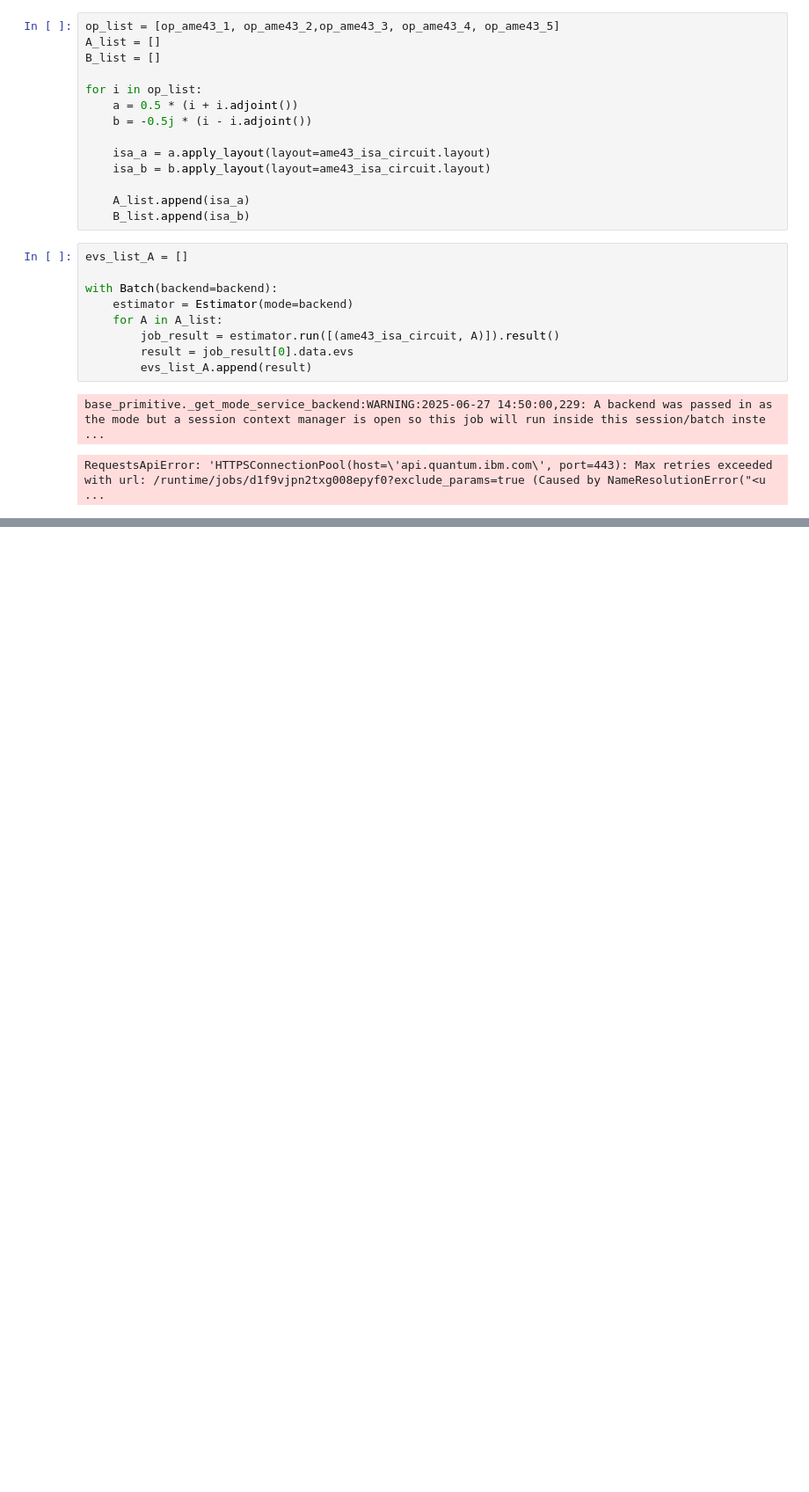
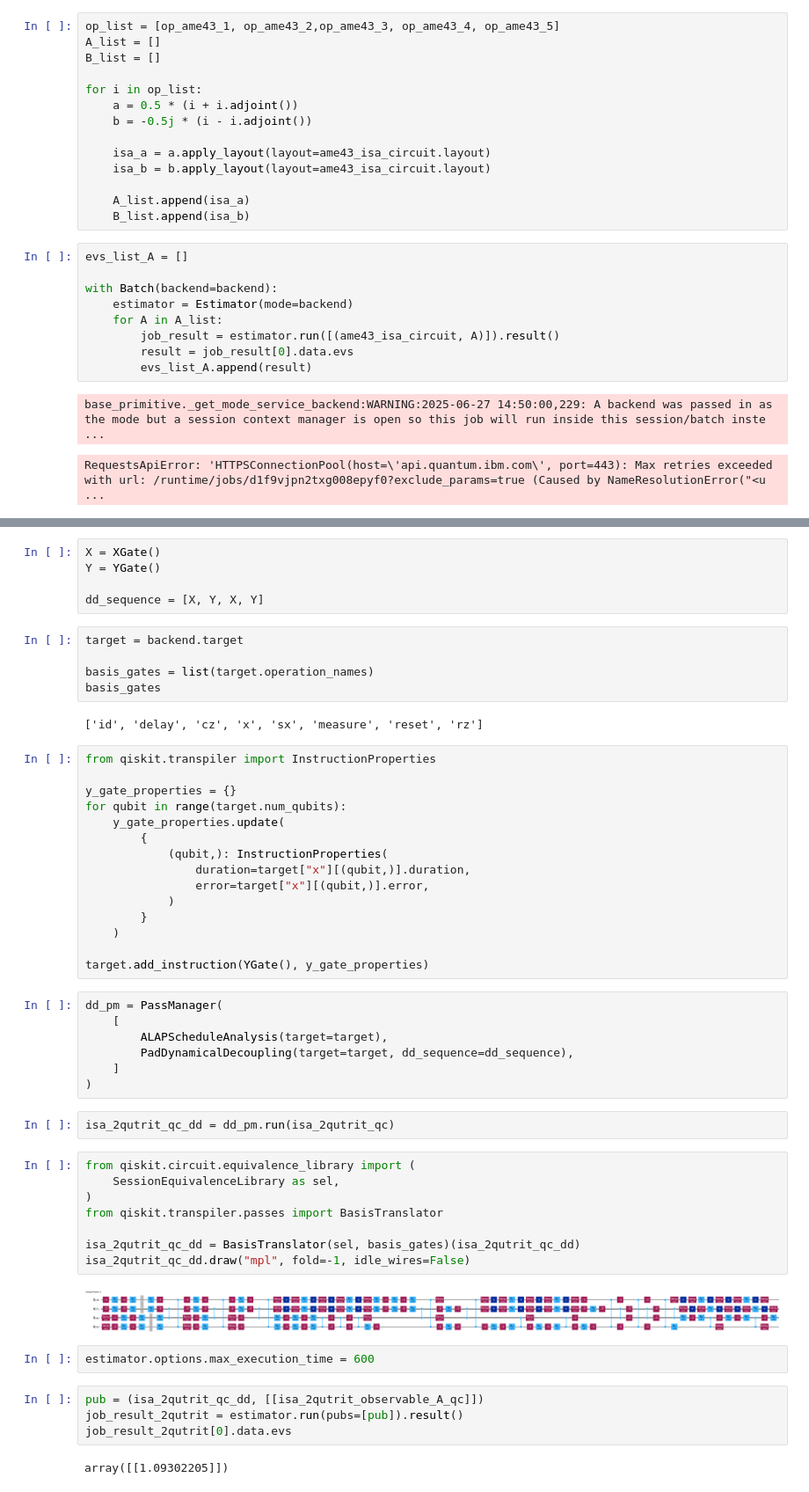
Before and after one commit to slysek/qudityD3, a Jupyter notebook: QuditsOnQubits/real_measurements_IBM.ipynb, the cells around one changed output, grey strips where cells are left out. Shown at 88% size. Cells and saved outputs as stored; diff of their text form; blank space fills up the shorter version.

```diff
--- a/QuditsOnQubits/real_measurements_IBM.ipynb
+++ b/QuditsOnQubits/real_measurements_IBM.ipynb
@@ -202,0 +379,54 @@ RequestsApiError: 'HTTPSConnectionPool(host=\'api.quantum.ibm.com\', port=443):
+# %%
+X = XGate()
+Y = YGate()
+
+dd_sequence = [X, Y, X, Y]
+# %%
+target = backend.target
+
+basis_gates = list(target.operation_names)
+basis_gates
+# %% [output]
+['id', 'delay', 'cz', 'x', 'sx', 'measure', 'reset', 'rz']
+# %%
+from qiskit.transpiler import InstructionProperties
+
+y_gate_properties = {}
+for qubit in range(target.num_qubits):
+    y_gate_properties.update(
+        {
+            (qubit,): InstructionProperties(
+                duration=target["x"][(qubit,)].duration,
+                error=target["x"][(qubit,)].error,
+            )
+        }
+    )
+
+target.add_instruction(YGate(), y_gate_properties)
+# %%
+dd_pm = PassManager(
+    [
+        ALAPScheduleAnalysis(target=target),
+        PadDynamicalDecoupling(target=target, dd_sequence=dd_sequence),
+    ]
+)
+# %%
+isa_2qutrit_qc_dd = dd_pm.run(isa_2qutrit_qc)
+# %%
+from qiskit.circuit.equivalence_library import (
+    SessionEquivalenceLibrary as sel,
+)
+from qiskit.transpiler.passes import BasisTranslator
+
+isa_2qutrit_qc_dd = BasisTranslator(sel, basis_gates)(isa_2qutrit_qc_dd)
+isa_2qutrit_qc_dd.draw("mpl", fold=-1, idle_wires=False)
+# %% [output]
+[figure, added]
+# %%
+estimator.options.max_execution_time = 600
+# %%
+pub = (isa_2qutrit_qc_dd, [[isa_2qutrit_observable_A_qc]])
+job_result_2qutrit = estimator.run(pubs=[pub]).result()
+job_result_2qutrit[0].data.evs
+# %% [output]
+array([[1.09302205]])
```
Also changed, not shown: parts of 91 cells of this notebook, 5 other files.
